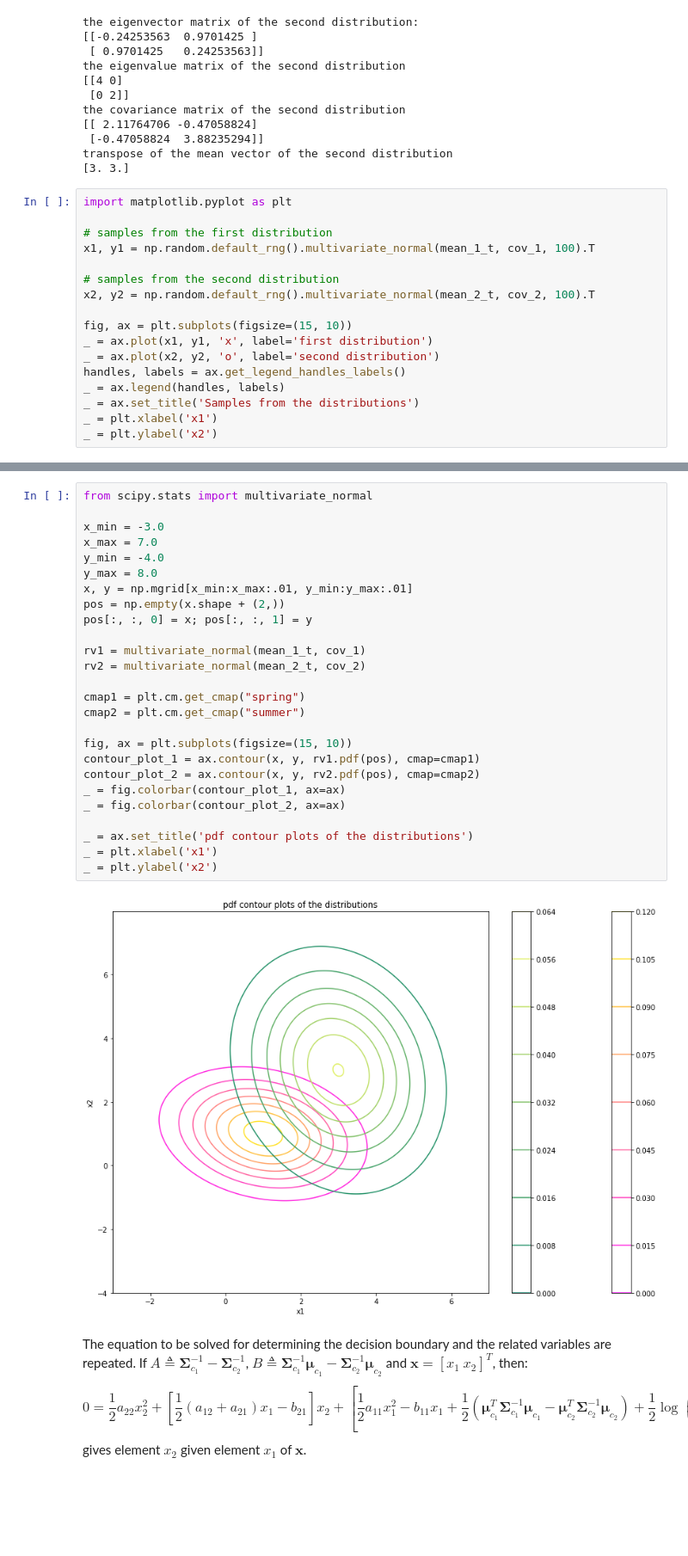
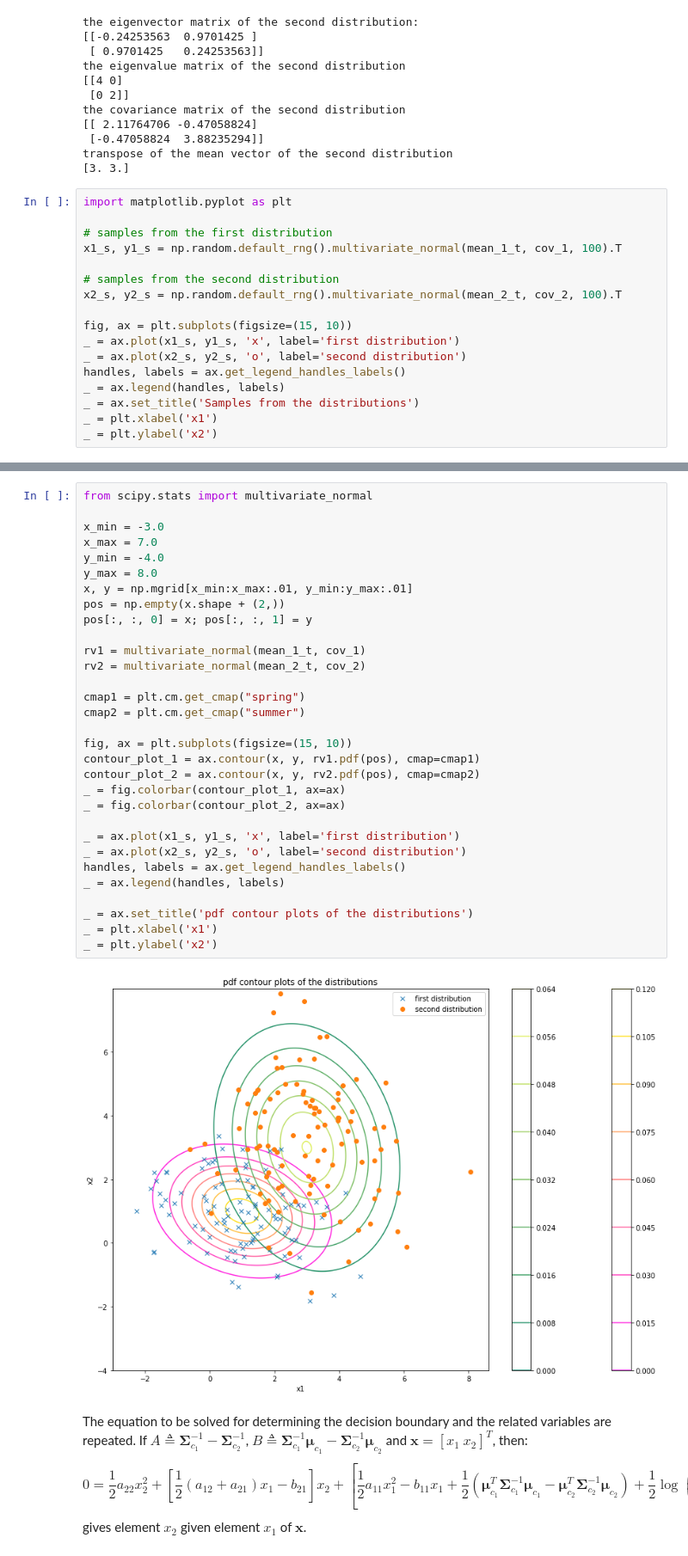
Before and after one commit to SaffetGokcenSen/Gaussian-Models, a Jupyter notebook: decision_boundaries_for_quadratic_discriminant_analysis.ipynb, the cells around one changed output, grey strips where cells are left out. Shown at 86% size. Drawn from its saved outputs; the diff is of its cells as text; blank space fills up the shorter version.

```diff
--- a/decision_boundaries_for_quadratic_discriminant_analysis.ipynb
+++ b/decision_boundaries_for_quadratic_discriminant_analysis.ipynb
@@ -112,14 +112,14 @@ transpose of the mean vector of the second distribution
 import matplotlib.pyplot as plt
 
 # samples from the first distribution
-x1, y1 = np.random.default_rng().multivariate_normal(mean_1_t, cov_1, 100).T
+x1_s, y1_s = np.random.default_rng().multivariate_normal(mean_1_t, cov_1, 100).T
 
 # samples from the second distribution
-x2, y2 = np.random.default_rng().multivariate_normal(mean_2_t, cov_2, 100).T
+x2_s, y2_s = np.random.default_rng().multivariate_normal(mean_2_t, cov_2, 100).T
 
 fig, ax = plt.subplots(figsize=(15, 10))
-_ = ax.plot(x1, y1, 'x', label='first distribution')
-_ = ax.plot(x2, y2, 'o', label='second distribution')
+_ = ax.plot(x1_s, y1_s, 'x', label='first distribution')
+_ = ax.plot(x2_s, y2_s, 'o', label='second distribution')
 handles, labels = ax.get_legend_handles_labels()
 _ = ax.legend(handles, labels)
 _ = ax.set_title('Samples from the distributions')
@@ -130,31 +130,36 @@ _ = plt.ylabel('x2')
 # %%
 from scipy.stats import multivariate_normal
 
 x_min = -3.0
 x_max = 7.0
 y_min = -4.0
 y_max = 8.0
 x, y = np.mgrid[x_min:x_max:.01, y_min:y_max:.01]
 pos = np.empty(x.shape + (2,))
 pos[:, :, 0] = x; pos[:, :, 1] = y
 
 rv1 = multivariate_normal(mean_1_t, cov_1)
 rv2 = multivariate_normal(mean_2_t, cov_2)
 
 cmap1 = plt.cm.get_cmap("spring")
 cmap2 = plt.cm.get_cmap("summer")
 
 fig, ax = plt.subplots(figsize=(15, 10))
 contour_plot_1 = ax.contour(x, y, rv1.pdf(pos), cmap=cmap1)
 contour_plot_2 = ax.contour(x, y, rv2.pdf(pos), cmap=cmap2)
 _ = fig.colorbar(contour_plot_1, ax=ax)
 _ = fig.colorbar(contour_plot_2, ax=ax)
 
+_ = ax.plot(x1_s, y1_s, 'x', label='first distribution')
+_ = ax.plot(x2_s, y2_s, 'o', label='second distribution')
+handles, labels = ax.get_legend_handles_labels()
+_ = ax.legend(handles, labels)
+
 _ = ax.set_title('pdf contour plots of the distributions')
 _ = plt.xlabel('x1')
 _ = plt.ylabel('x2')
 # %% [output]
-[figure, old version]
+[figure, new version]
 # %% [markdown]
 The equation to be solved for determining the decision boundary and the related variables are repeated. If $A \triangleq \boldsymbol{\Sigma}_{c_{1}}^{-1}-\boldsymbol{\Sigma}_{c_{2}}^{-1}$, $B \triangleq \boldsymbol{\Sigma}_{c_{1}}^{-1}\boldsymbol{\mu}_{c_{1}}-\boldsymbol{\Sigma}_{c_{2}}^{-1}\boldsymbol{\mu}_{c_{2}}$ and $\textbf{x}=\left [x_{1} \ x_{2} \right ]^{T}$, then:
 $$
```
Also changed, not shown: parts of 2 cells of this notebook.
